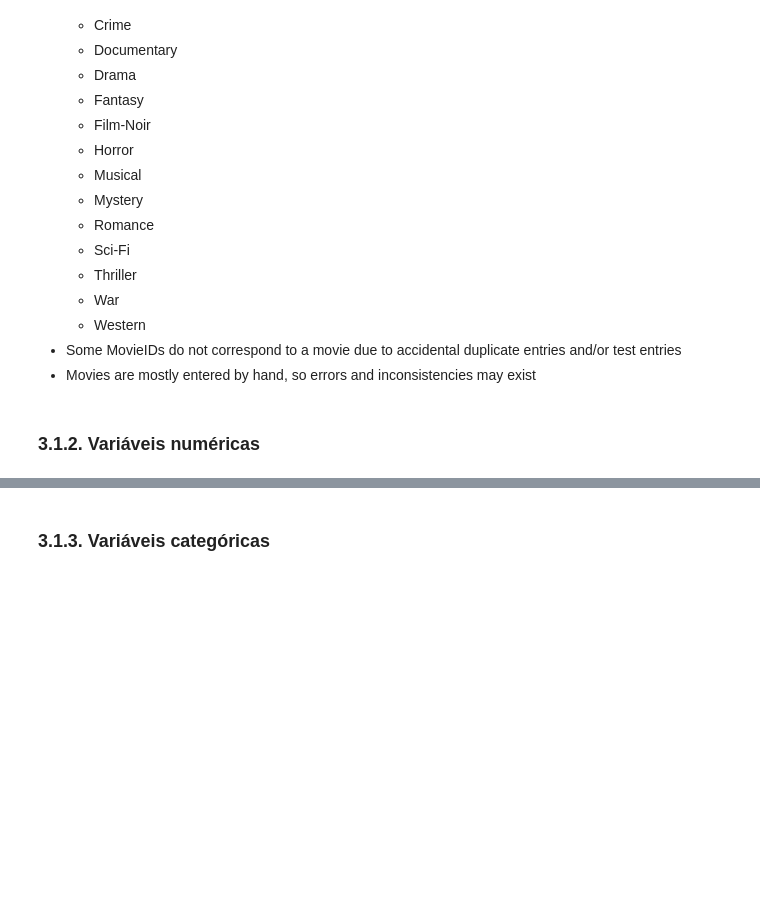
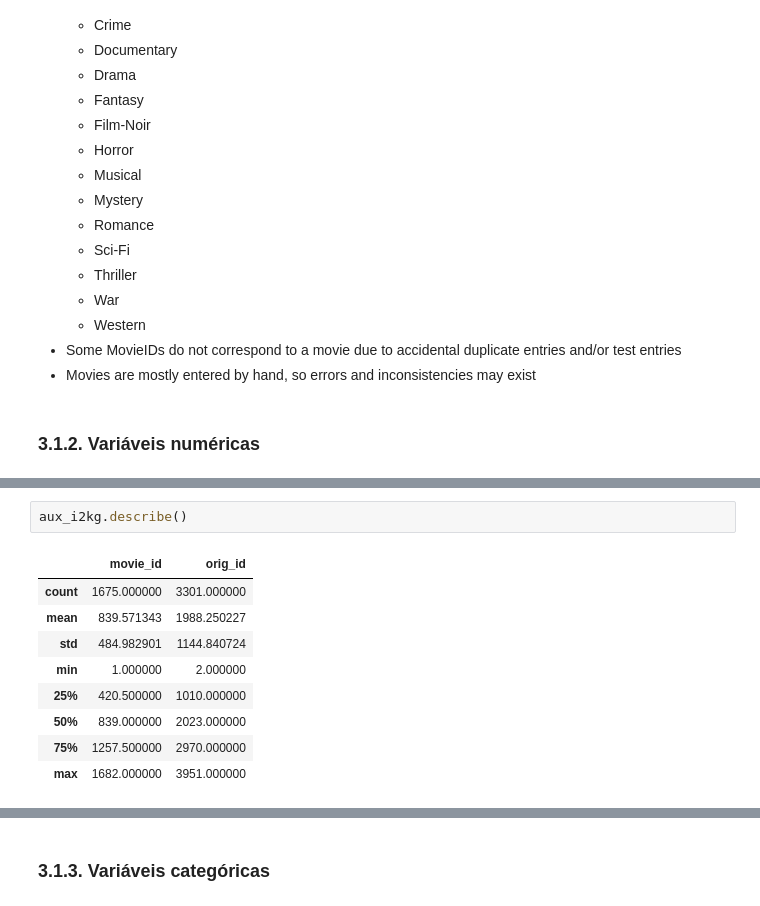
Before and after one commit to juarezsacenti/kg-summ-rec, a Jupyter notebook: AED/aed-ml1m-Sun.ipynb, the cells around one changed output, grey strips where cells are left out. Cells and saved outputs as stored; diff of their text form; blank space fills up the shorter version.

```diff
--- a/AED/aed-ml1m-Sun.ipynb
+++ b/AED/aed-ml1m-Sun.ipynb
@@ -325,0 +309,12 @@ auxiliary.describe() #Medidas resumo
+# %%
+aux_i2kg.describe()
+# %% [output]
+|  | movie_id | orig_id |
+| count | 1675.000000 | 3301.000000 |
+| mean | 839.571343 | 1988.250227 |
+| std | 484.982901 | 1144.840724 |
+| min | 1.000000 | 2.000000 |
+| 25% | 420.500000 | 1010.000000 |
+| 50% | 839.000000 | 2023.000000 |
+| 75% | 1257.500000 | 2970.000000 |
+| max | 1682.000000 | 3951.000000 |
```
Also changed, not shown: parts of 33 cells of this notebook, 2 other files.
